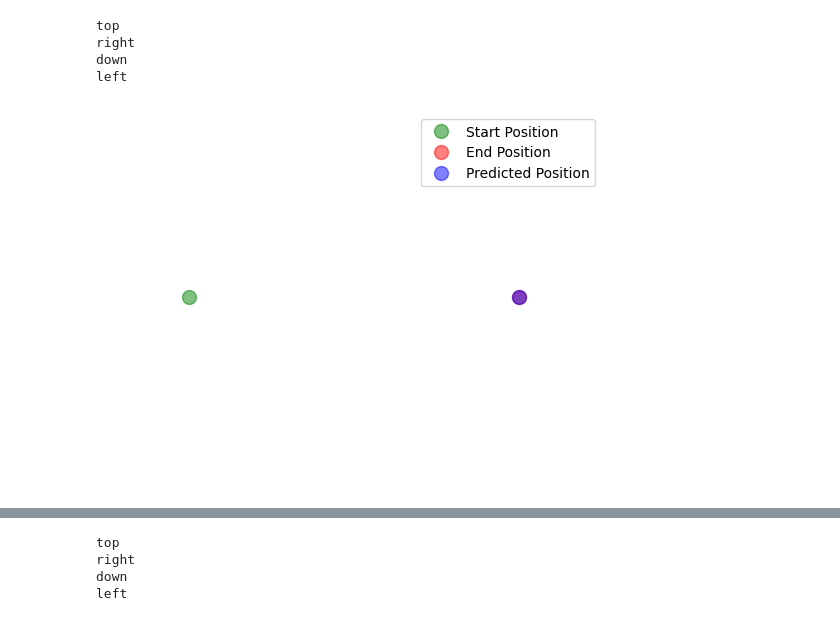
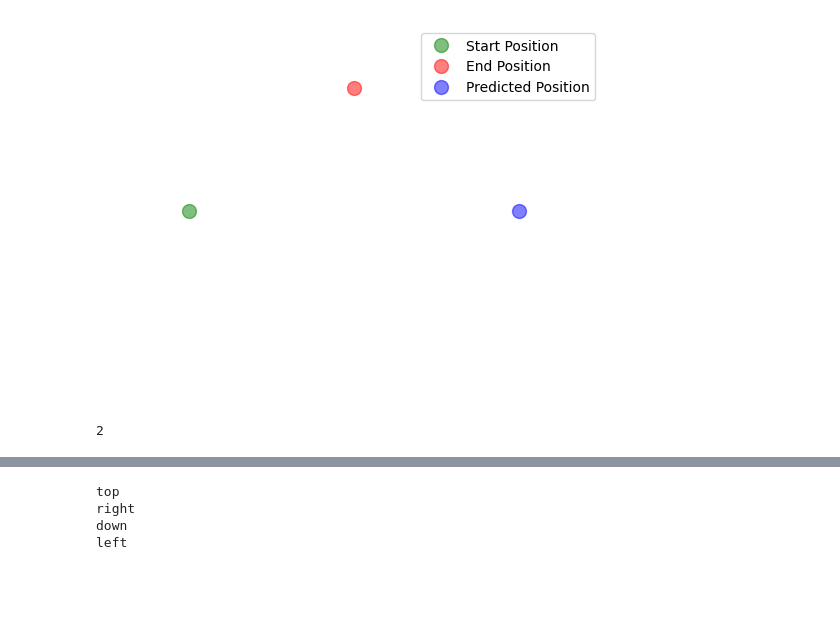
Before and after one commit to WiegerScheurer/physicspred, a Jupyter notebook: Notebooks/intphys_psypy.ipynb, the cells around one changed output, grey strips where cells are left out. Cells and saved outputs as stored; diff of their text form; code cells hidden in the pictures; blank space fills up the shorter version.

```diff
--- a/Notebooks/intphys_psypy.ipynb
+++ b/Notebooks/intphys_psypy.ipynb
@@ -374,13 +374,14 @@ def predict_ball_path(hypothesis: str, interactor: str, start_pos: str, end_pos:
 
     return pred_to_input_tuples
 # %%
-oei = predict_ball_path(hypothesis="abs", interactor="none", start_pos="left", end_pos="right", plot=True)
+oei = predict_ball_path(hypothesis="abs", interactor="none", start_pos="left", end_pos="top", plot=True)
 # %% [output]
-top
-right
-down
-left
-[figure, old version]
+[figure, new version]
+# %%
+kont = (1, 1)
+print(sum(kont))
+# %% [output]
+2
 # %%
 exp_data = {
     "abs_rftop": [],
```
Also changed, not shown: parts of 3 cells of this notebook, 10 other files.
